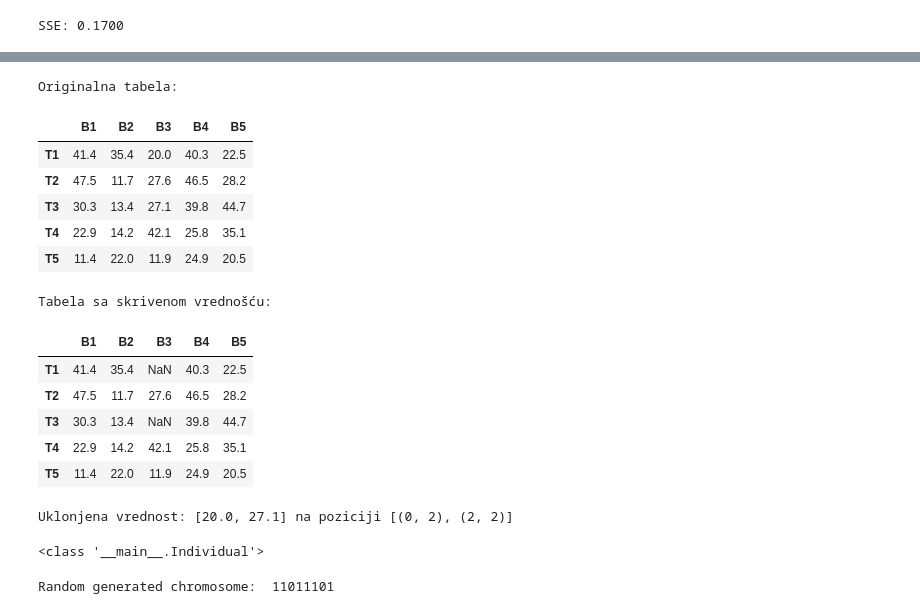
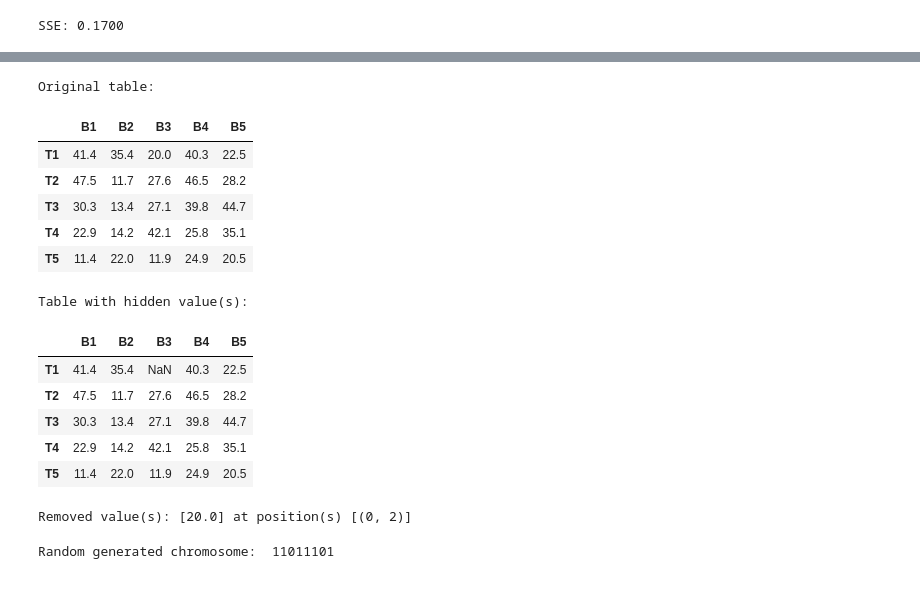
Before and after one commit to djurdjam02/CIProject, a Jupyter notebook: main.ipynb, the cells around one changed output, grey strips where cells are left out. Drawn from its saved outputs; the diff is of its cells as text; code cells hidden in the pictures.

```diff
--- a/main.ipynb
+++ b/main.ipynb
@@ -117,28 +425,30 @@ def hide_random_value(table: pd.DataFrame, num_missing=1, seed=None, fixed_posit
 # %%
-#proba funkcije za uklanjanje jedne vrednosti
 df = generate_rcbd_table(5, 5, 10, 50, 46)
-print("Originalna tabela:")
+print("Original table:")
 display(df)
 
-df_hidden, pos, original_val = hide_random_value(df, 2, 46)
+df_hidden, pos, original_val = hide_random_value(df, 1, 46)
 
-print("\nTabela sa skrivenom vrednošću:")
+print("\nTable with hidden value(s):")
 display(df_hidden)
 
-print(f"\nUklonjena vrednost: {original_val} na poziciji {pos}")
+original_val_fmt = [round(float(v), 1) for v in original_val]
+pos_fmt = [tuple(p) for p in pos]
+
+print(f"\nRemoved value(s): {original_val_fmt} at position(s) {pos_fmt}")
 # %% [output]
-Originalna tabela:
+Original table:
 |  | B1 | B2 | B3 | B4 | B5 |
 | T1 | 41.4 | 35.4 | 20.0 | 40.3 | 22.5 |
 | T2 | 47.5 | 11.7 | 27.6 | 46.5 | 28.2 |
 | T3 | 30.3 | 13.4 | 27.1 | 39.8 | 44.7 |
 | T4 | 22.9 | 14.2 | 42.1 | 25.8 | 35.1 |
 | T5 | 11.4 | 22.0 | 11.9 | 24.9 | 20.5 |
-Tabela sa skrivenom vrednošću:
+Table with hidden value(s):
 |  | B1 | B2 | B3 | B4 | B5 |
 | T1 | 41.4 | 35.4 | NaN | 40.3 | 22.5 |
 | T2 | 47.5 | 11.7 | 27.6 | 46.5 | 28.2 |
-| T3 | 30.3 | 13.4 | NaN | 39.8 | 44.7 |
+| T3 | 30.3 | 13.4 | 27.1 | 39.8 | 44.7 |
 | T4 | 22.9 | 14.2 | 42.1 | 25.8 | 35.1 |
 | T5 | 11.4 | 22.0 | 11.9 | 24.9 | 20.5 |
-Uklonjena vrednost: [20.0, 27.1] na poziciji [(0, 2), (2, 2)]
+Removed value(s): [20.0] at position(s) [(0, 2)]
@@ -262,9 +455,5 @@ def calculate_code(table : pd.DataFrame):
 # %%
 chromosome = Individual(df_hidden, df)
-# %%
-print(type(chromosome))
-# %% [output]
-<class '__main__.Individual'>
 # %%
 print("Random generated chromosome: ", chromosome.binary_code())
 # %% [output]
```
Also changed, not shown: parts of 62 cells of this notebook.
